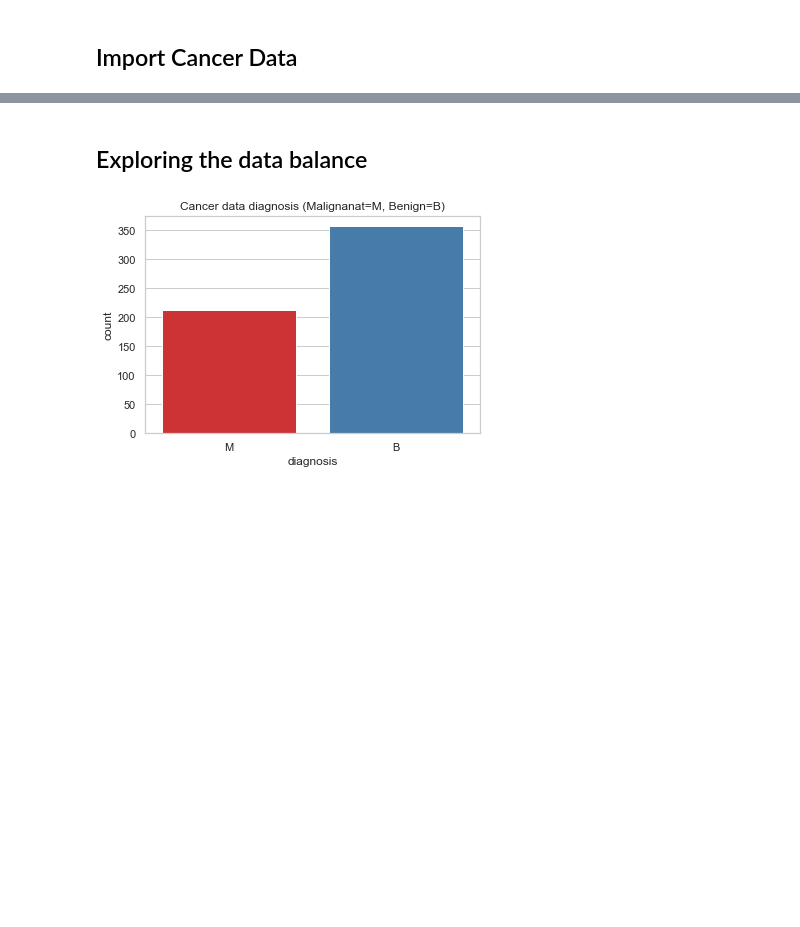
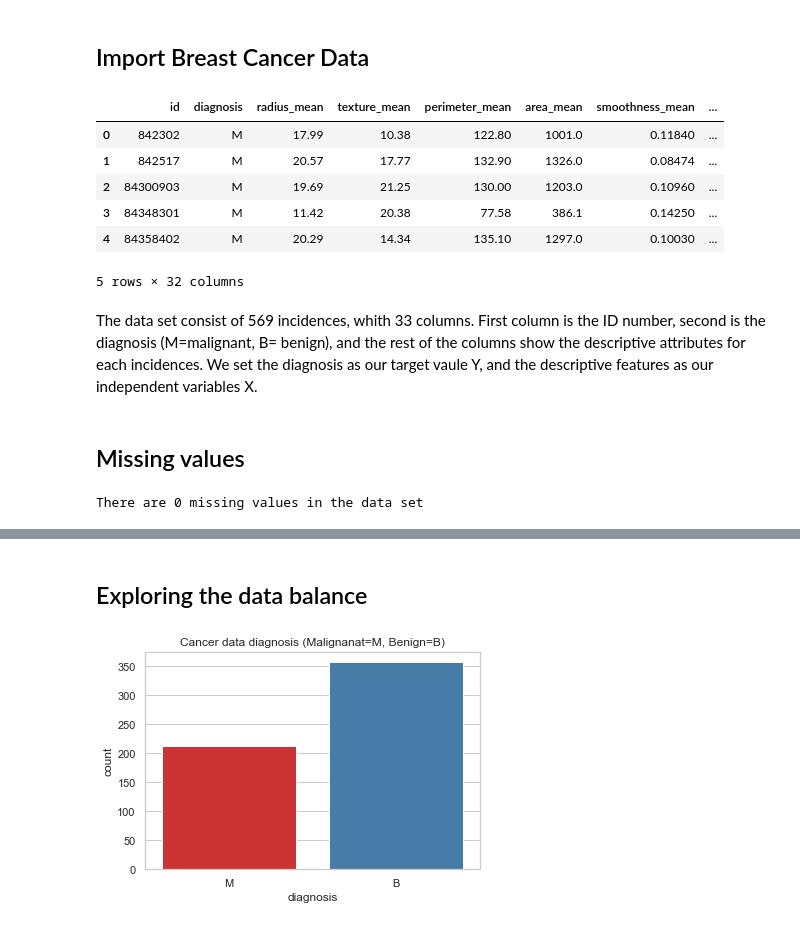
Before and after one commit to HannahEkeberg/FYS-STK4155, a Jupyter notebook: Project3/Project 3.ipynb, the cells around one changed output, grey strips where cells are left out. Drawn from its saved outputs; the diff is of its cells as text; code cells hidden in the pictures; blank space fills up the shorter version.

```diff
--- a/Project3/Project 3.ipynb
+++ b/Project3/Project 3.ipynb
@@ -13,2 +14,2 @@ import numpy as np
 # %% [markdown]
-## Import Cancer Data
+## Import Breast Cancer Data
@@ -21,0 +16,24 @@ Y = data.loc[:, data.columns=='diagnosis'].values.ravel()
+# %%
+#import breast cancer data
+from sklearn.datasets import load_breast_cancer
+data   = pd.read_csv('BC_data.csv')
+df     = pd.DataFrame(data)
+df     = df[df.columns[:-1]] #remove the last column as it is empty
+df.head()
+# %% [output]
+|  | id | diagnosis | radius_mean | texture_mean | perimeter_mean | area_mean | smoothness_mean | ... |
+| 0 | 842302 | M | 17.99 | 10.38 | 122.80 | 1001.0 | 0.11840 | ... |
+| 1 | 842517 | M | 20.57 | 17.77 | 132.90 | 1326.0 | 0.08474 | ... |
+| 2 | 84300903 | M | 19.69 | 21.25 | 130.00 | 1203.0 | 0.10960 | ... |
+| 3 | 84348301 | M | 11.42 | 20.38 | 77.58 | 386.1 | 0.14250 | ... |
+| 4 | 84358402 | M | 20.29 | 14.34 | 135.10 | 1297.0 | 0.10030 | ... |
+5 rows × 32 columns
+# %% [markdown]
+The data set consist of 569 incidences, whith 33 columns. First column is the ID number, second is the diagnosis (M=malignant, B= benign), and the rest of the columns show the descriptive attributes for each incidences. We set the diagnosis as our target vaule Y, and the descriptive features as our independent variables X.
+# %% [markdown]
+## Missing values
+# %%
+#check for missing values
+print('There are {} missing values in the data set'.format(df.isnull().sum().sum()))
+# %% [output]
+There are 0 missing values in the data set
```
Also changed, not shown: parts of 11 cells of this notebook, 1 other file.
